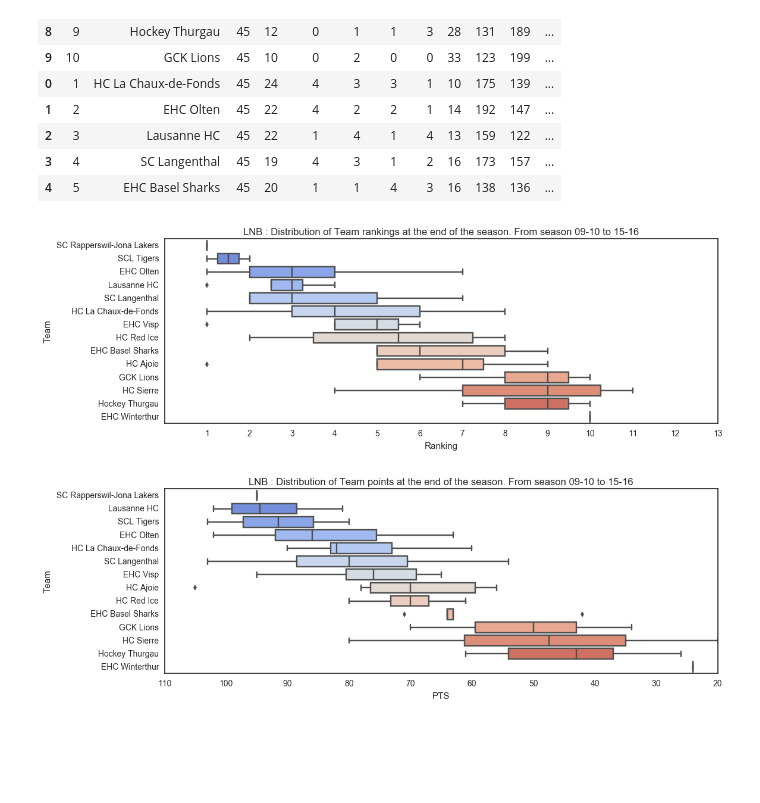
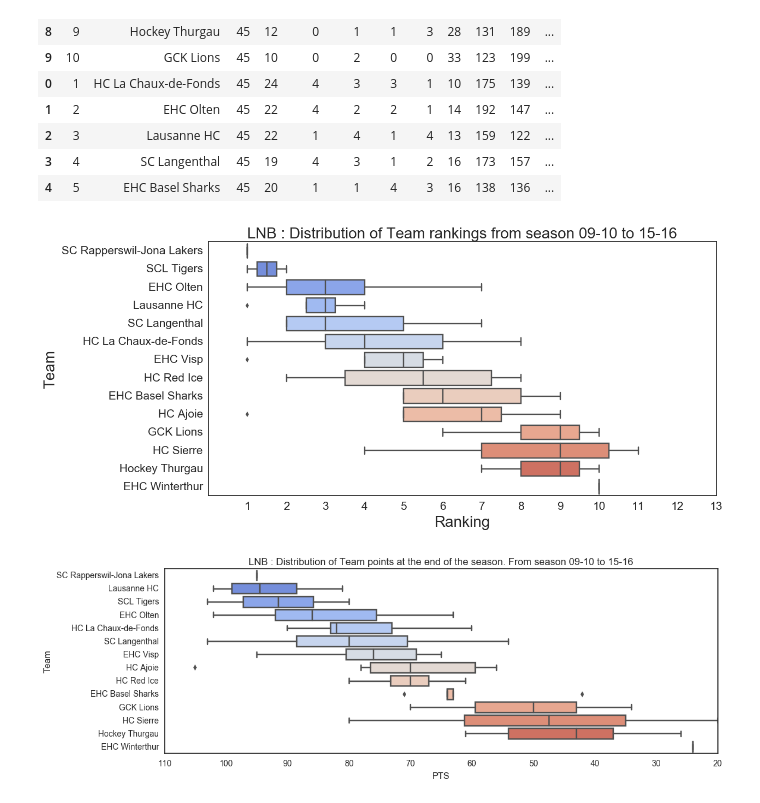
Before and after one commit to Gronlaen/swiss-ice-hockey-playoffs-prediction, a Jupyter notebook: Viz.ipynb, the cells around one changed output. Drawn from its saved outputs; the diff is of its cells as text; code cells hidden in the pictures; blank space fills up the shorter version.

```diff
--- a/Viz.ipynb
+++ b/Viz.ipynb
@@ -168,15 +182,17 @@ df_features_lnb = df_rankings_lnb.groupby(by=['Team', 'Season'], as_index=True).
 df_rankings_lnb.drop(['GP','W','OTW','SOW','SOL','OTL','L','GF','GA','GDF','PTS','Season'],axis=1,inplace=True)
 # %%
 # plot
-plt.figure(figsize=(12,4))
+plt.figure(figsize=(12,6))
 ax = sns.boxplot(x='R', y='Team',data=df_rankings_lnb_grouped.reset_index(), orient="h", palette='coolwarm', order=t1_lnb.index)
-ax.set_xlabel('Ranking')
+ax.set_xlabel('Ranking', fontsize=20)
 ax.set_xticks(np.arange(1,14))
-ax.set_title('LNB : Distribution of Team rankings at the end of the season. From season 09-10 to 15-16');
-
+ax.set_title('LNB : Distribution of Team rankings from season 09-10 to 15-16', fontsize=20);
+plt.xticks(fontsize=15)
+plt.yticks(fontsize=15)
+plt.ylabel('Team',fontsize=20)
 plt.savefig('Plots/lnb_rank_distrib.png')
 # %% [output]
-[figure, old version]
+[figure, new version]
 # %%
 plt.figure(figsize=(12,4))
 ax = sns.boxplot(x='PTS', y='Team',data=df_rankings_lnb_grouped.reset_index(), orient="h", palette='coolwarm', order=t2_lnb.index)
```
Also changed, not shown: parts of 8 cells of this notebook, 56 other files.
